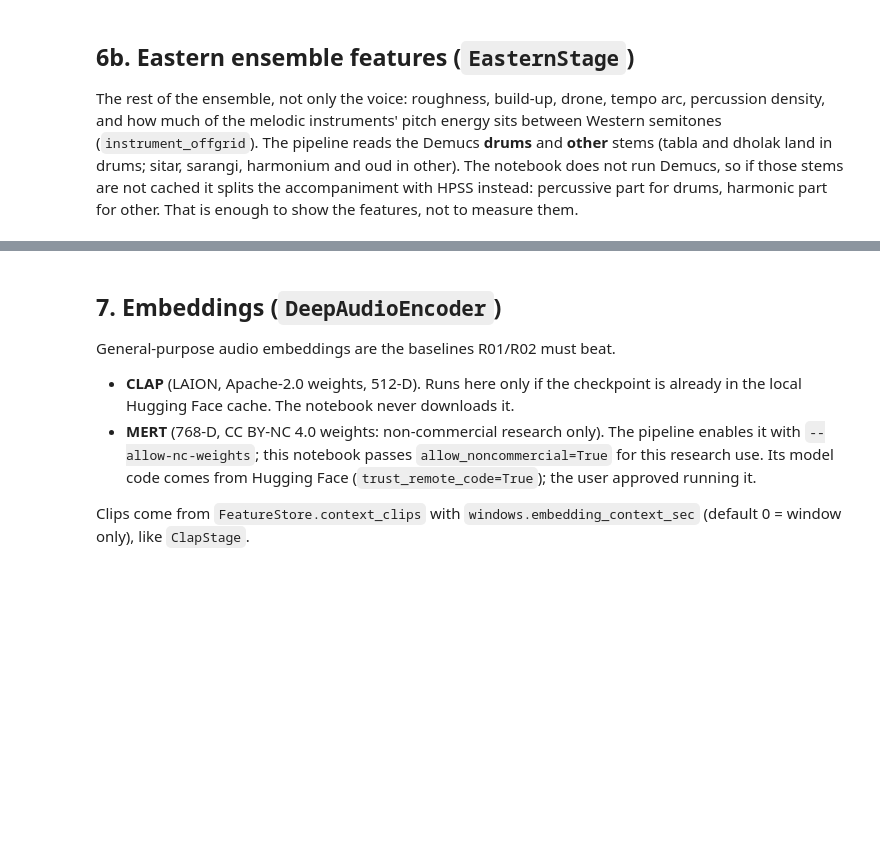
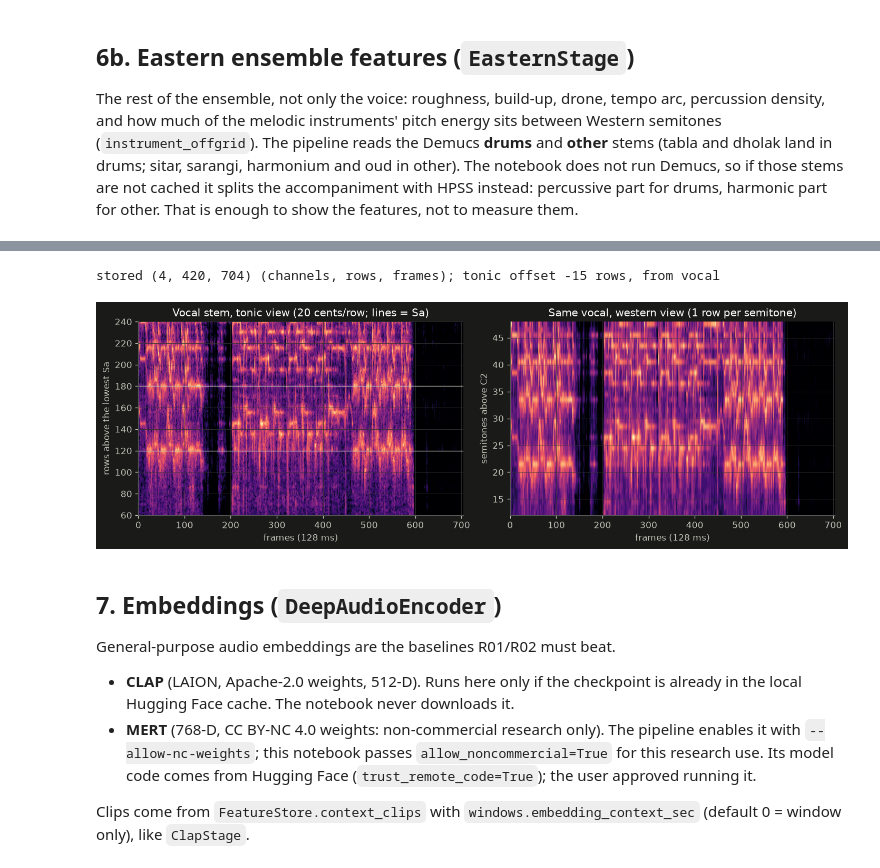
Before and after one commit to wahajaslm/audionome, a Jupyter notebook: notebooks/01_interactive_audio_exploration.ipynb, the cells around one changed output, grey strips where cells are left out. Saved outputs shown, nothing was run; the diff lists cells and outputs as text; code cells hidden in the pictures; blank space fills up the shorter version.

```diff
--- a/notebooks/01_interactive_audio_exploration.ipynb
+++ b/notebooks/01_interactive_audio_exploration.ipynb
@@ -763,3 +769,25 @@ show_table([{'window': f'{s:g}-{e:g}', **dict(zip(EASTERN_FEATURES, map(float, r
+# %%
+from musicdna.features.cqt import song_cqt, tonic_view, western_view
+
+cqt_signals = {'mix': load_audio(audio_path, vocal_rate)[int(EXCERPT[0] * vocal_rate):int(EXCERPT[1] * vocal_rate)],
+               'vocals': vocals, 'drums': drums if len(drums) == len(vocals) else percussive, 'other': other if len(other) == len(vocals) else harmonic}
+length = min(len(v) for v in cqt_signals.values())
+stored, cqt_meta = song_cqt({k: v[:length] for k, v in cqt_signals.items()}, vocal_rate, tonic.hz, tonic.confidence)
+print(f'stored {stored.shape} (channels, rows, frames); tonic offset {cqt_meta.tonic_offset} rows, from {cqt_meta.tonic_source}')
+
+fig, (ax1, ax2) = plt.subplots(1, 2, figsize=(12, 4))
+# The singing range: 3 octaves from the second Sa up (rows 60-240 of the tonic view, about 36 semitones).
+ax1.imshow(tonic_view(stored, cqt_meta.tonic_offset)[1, 60:240].astype(np.float32), origin='lower', aspect='auto',
+           cmap='magma', extent=(0, stored.shape[-1], 60, 240))
+ax1.set(title='Vocal stem, tonic view (20 cents/row; lines = Sa)', ylabel='rows above the lowest Sa', xlabel='frames (128 ms)')
+for octave in (120, 180):
+    ax1.axhline(octave, color=MUTED, linewidth=0.8)
+ax2.imshow(western_view(stored)[1, 12:48], origin='lower', aspect='auto', cmap='magma', extent=(0, stored.shape[-1], 12, 48))
+ax2.set(title='Same vocal, western view (1 row per semitone)', ylabel='semitones above C2', xlabel='frames (128 ms)')
+plt.tight_layout(); plt.show()
+# %% [output]
+stored (4, 420, 704) (channels, rows, frames); tonic offset -15 rows, from vocal
+[figure, added]
 # %% [markdown]
 ## 7. Embeddings (`DeepAudioEncoder`)
 
```
Also changed, not shown: parts of 6 cells of this notebook, 5 other files.
